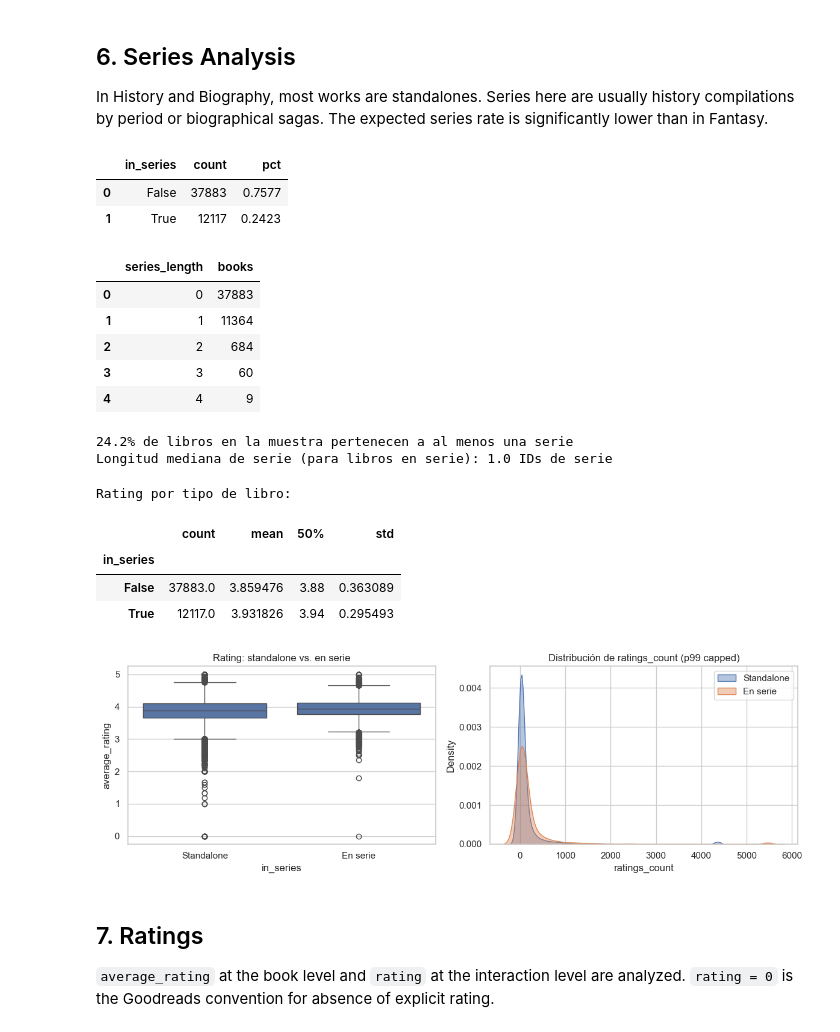
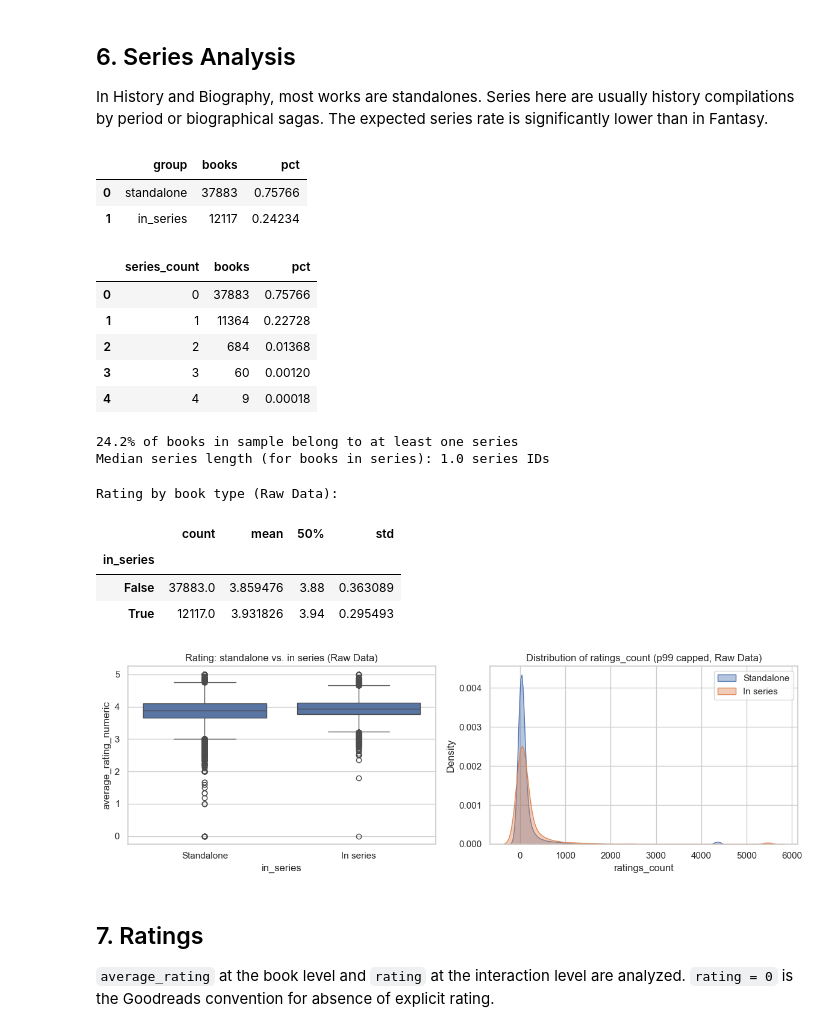
Before and after one commit to tsavorae/book-recommendations, a Jupyter notebook: notebooks/EDA_History.ipynb, the cells around one changed output. Cells and saved outputs as stored; diff of their text form; code cells hidden in the pictures.

```diff
--- a/notebooks/EDA_History.ipynb
+++ b/notebooks/EDA_History.ipynb
@@ -255,18 +258,16 @@ plt.show()
 # %%
-from src.utils.cleaning import _shelves_summary
+shelf_flat = books_raw['popular_shelves'].map(lambda s: _shelves_summary(s, top_n=20)).apply(pd.Series)
+books_raw['to_read_count'] = shelf_flat['to_read_count'].values
+books_raw['average_rating_numeric'] = pd.to_numeric(books_raw['average_rating'], errors='coerce')
 
-shelf_flat = books_raw['popular_shelves'].map(lambda s: _shelves_summary(s, top_n=20)).apply(pd.Series)
-combined = books_clean.copy()
-combined['to_read_count'] = shelf_flat['to_read_count'].values
-
-sample = combined[['to_read_count', 'average_rating']].dropna().sample(min(5000, len(combined)), random_state=42)
+sample = books_raw[['to_read_count', 'average_rating_numeric']].dropna().sample(min(5000, len(books_raw)), random_state=42)
 
 fig, ax = plt.subplots(figsize=(8, 5))
-ax.scatter(sample['to_read_count'], sample['average_rating'], alpha=0.2, s=10, color='saddlebrown')
+ax.scatter(sample['to_read_count'], sample['average_rating_numeric'], alpha=0.2, s=10, color='saddlebrown')
 ax.set_xlabel('to_read_count (proxy de demanda/hype)')
 ax.set_ylabel('average_rating')
 ax.set_title('Hype (to-read) vs Calidad (average_rating)\n¿Los libros más deseados son los mejor calificados?')
-corr = sample[['to_read_count', 'average_rating']].corr().iloc[0, 1]
+corr = sample[['to_read_count', 'average_rating_numeric']].corr().iloc[0, 1]
 ax.text(0.05, 0.95, f'r = {corr:.3f}', transform=ax.transAxes, fontsize=11)
 plt.tight_layout()
 plt.show()
@@ -307,49 +308,50 @@ s = series_artifacts['summary']
 print(f"\n{s['pct_in_series']:.1%} of books in sample belong to at least one series")
 print(f"Median series length (for books in series): {s['median_length']:.1f} series IDs")
 # %% [output]
-|  | in_series | count | pct |
-| 0 | False | 37883 | 0.7577 |
-| 1 | True | 12117 | 0.2423 |
+|  | group | books | pct |
+| 0 | standalone | 37883 | 0.75766 |
+| 1 | in_series | 12117 | 0.24234 |
-|  | series_length | books |
-| 0 | 0 | 37883 |
-| 1 | 1 | 11364 |
-| 2 | 2 | 684 |
-| 3 | 3 | 60 |
-| 4 | 4 | 9 |
+|  | series_count | books | pct |
+| 0 | 0 | 37883 | 0.75766 |
+| 1 | 1 | 11364 | 0.22728 |
+| 2 | 2 | 684 | 0.01368 |
+| 3 | 3 | 60 | 0.00120 |
+| 4 | 4 | 9 | 0.00018 |
-24.2% de libros en la muestra pertenecen a al menos una serie
-Longitud mediana de serie (para libros en serie): 1.0 IDs de serie
+24.2% of books in sample belong to at least one series
+Median series length (for books in series): 1.0 series IDs
 # %%
-books_clean_s = books_clean.copy()
-books_clean_s['in_series'] = books_clean_s['series_count'].gt(0)
+books_raw['series_count_num'] = books_raw['series'].apply(lambda x: len(x) if isinstance(x, list) else 0)
+books_raw['in_series'] = books_raw['series_count_num'].gt(0)
+books_raw['ratings_count_numeric'] = pd.to_numeric(books_raw['ratings_count'], errors='coerce')
 
 fig, axes = plt.subplots(1, 2, figsize=(12, 4))
 
-series_rating = books_clean_s.groupby('in_series')['average_rating'].describe()[['count','mean','50%','std']]
-print('Rating by book type:')
+series_rating = books_raw.groupby('in_series')['average_rating_numeric'].describe()[['count','mean','50%','std']]
+print('Rating by book type (Raw Data):')
 display(series_rating)
 
-sns.boxplot(data=books_clean_s.dropna(subset=['average_rating']),
-            x='in_series', y='average_rating', ax=axes[0])
-axes[0].set_title('Rating: standalone vs. in series')
+sns.boxplot(data=books_raw.dropna(subset=['average_rating_numeric']),
+            x='in_series', y='average_rating_numeric', ax=axes[0])
+axes[0].set_title('Rating: standalone vs. in series (Raw Data)')
 axes[0].set_xticklabels(['Standalone', 'In series'])
 
-for label, grp in books_clean_s.groupby('in_series'):
-    rc = pd.to_numeric(grp['ratings_count'], errors='coerce').dropna()
+for label, grp in books_raw.groupby('in_series'):
+    rc = grp['ratings_count_numeric'].dropna()
     rc_clip = rc.clip(upper=rc.quantile(0.99))
     sns.kdeplot(rc_clip, ax=axes[1], label='In series' if label else 'Standalone', fill=True, alpha=0.4)
-axes[1].set_title('Distribution of ratings_count (p99 capped)')
+axes[1].set_title('Distribution of ratings_count (p99 capped, Raw Data)')
 axes[1].set_xlabel('ratings_count')
 axes[1].legend()
 
 plt.tight_layout()
 plt.show()
 # %% [output]
-Rating por tipo de libro:
+Rating by book type (Raw Data):
 |  | count | mean | 50% | std |
 | in_series |  |  |  |  |
 | False | 37883.0 | 3.859476 | 3.88 | 0.363089 |
 | True | 12117.0 | 3.931826 | 3.94 | 0.295493 |
-[figure, old version]
+[figure, new version]
 # %% [markdown]
 ## 7. Ratings
 
```
Also changed, not shown: parts of 31 cells of this notebook.
